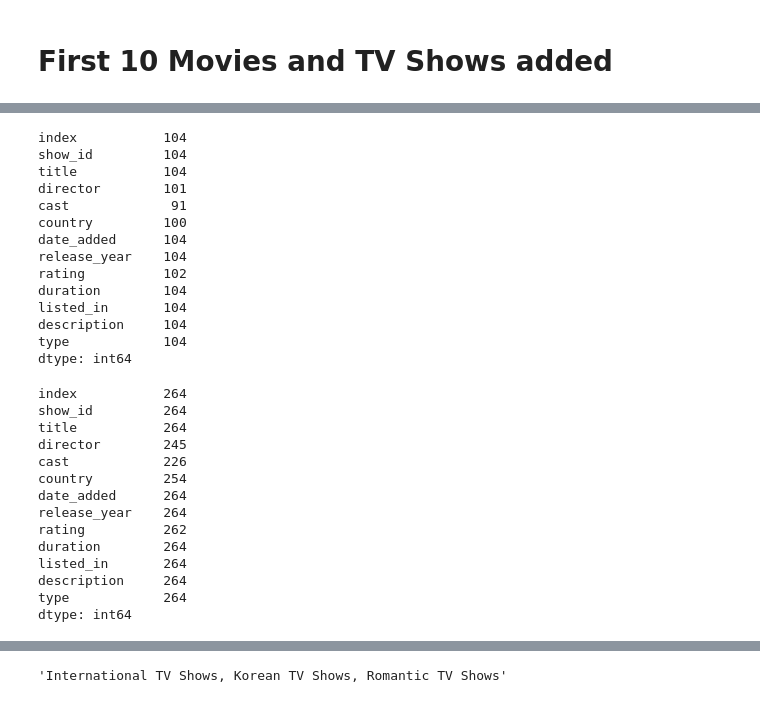
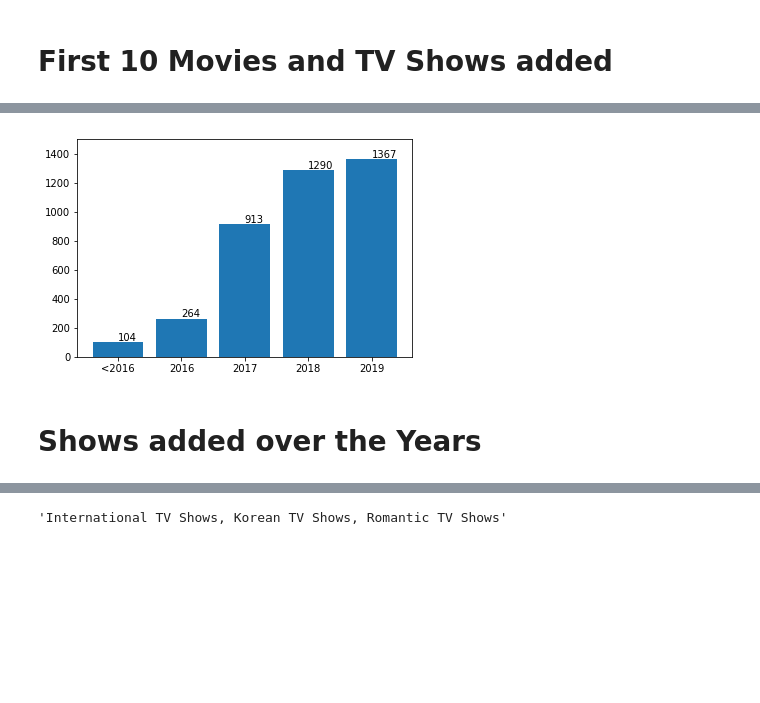
Before and after one commit to iamramkakkar/Netflix, a Jupyter notebook: netflix-shows.ipynb, the cells around one changed output, grey strips where cells are left out. Drawn from its saved outputs; the diff is of its cells as text; code cells hidden in the pictures; blank space fills up the shorter version.

```diff
--- a/netflix-shows.ipynb
+++ b/netflix-shows.ipynb
@@ -180,0 +213,12 @@ df_tvshow.tail(3)
+# %%
+number_of_movies_added.append(df_time_movie[(df_time_movie['date_added']<'2017-01-01') & (df_time_movie['date_added']>='2016-01-01')].count()['show_id'])
+dates_movies_added.append('2016')
+# %%
+number_of_movies_added.append(df_time_movie[(df_time_movie['date_added']<'2018-01-01') & (df_time_movie['date_added']>='2017-01-01')].count()['show_id'])
+dates_movies_added.append('2017')
+# %%
+number_of_movies_added.append(df_time_movie[(df_time_movie['date_added']<'2019-01-01') & (df_time_movie['date_added']>='2018-01-01')].count()['show_id'])
+dates_movies_added.append('2018')
+# %%
+number_of_movies_added.append(df_time_movie[(df_time_movie['date_added']<'2020-01-01') & (df_time_movie['date_added']>='2019-01-01')].count()['show_id'])
+dates_movies_added.append('2019')
@@ -180,0 +233,10 @@ df_tvshow.tail(3)
+# %%
+plt.bar(dates_movies_added,number_of_movies_added)
+for i,j in zip(dates_movies_added, number_of_movies_added):
+    plt.text(i,j+10,str(j))
+plt.ylim(0,1500)
+plt.show()
+# %% [output]
+[figure, added]
+# %% [markdown]
+# Shows added over the Years
@@ -181,35 +245,5 @@ df_tvshow.tail(3)
 # %%
-Movie_df_time[Movie_df_time['date_added']<'2016-01-01'].count()
+number_of_shows_added.append(df_time_show[df_time_show['date_added']<'2016-01-01'].count()['show_id'])
-# %% [output]
-index           104
-show_id         104
-title           104
-director        101
-cast             91
-country         100
-date_added      104
-release_year    104
-rating          102
-duration        104
-listed_in       104
-description     104
-type            104
-dtype: int64
 # %%
-Movie_df_time[(Movie_df_time['date_added']<'2017-01-01') & (Movie_df_time['date_added']>='2016-01-01')].count()
+number_of_shows_added.append(df_time_show[(df_time_show['date_added']<'2017-01-01') & (df_time_show['date_added']>='2016-01-01') ].count()['show_id'])
-# %% [output]
-index           264
-show_id         264
-title           264
-director        245
-cast            226
-country         254
-date_added      264
-release_year    264
-rating          262
-duration        264
-listed_in       264
-description     264
-type            264
-dtype: int64
 # %%
```
Also changed, not shown: parts of 72 cells of this notebook.
